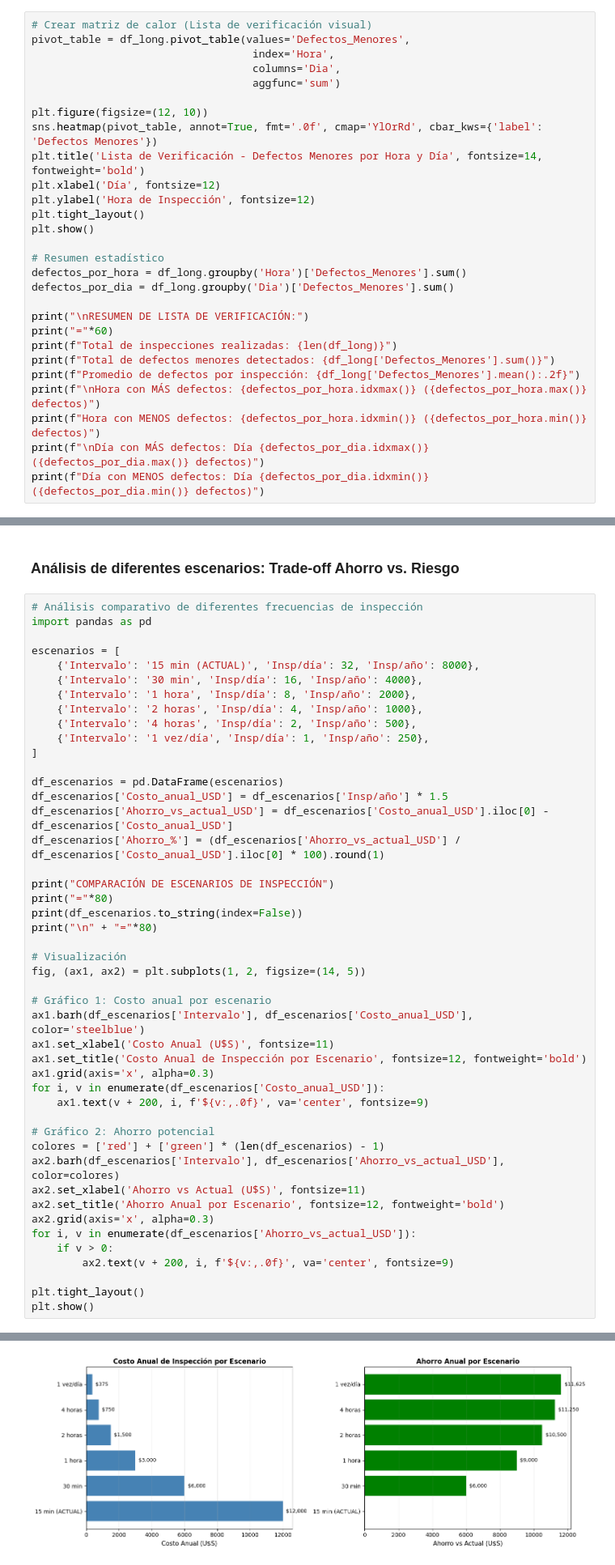
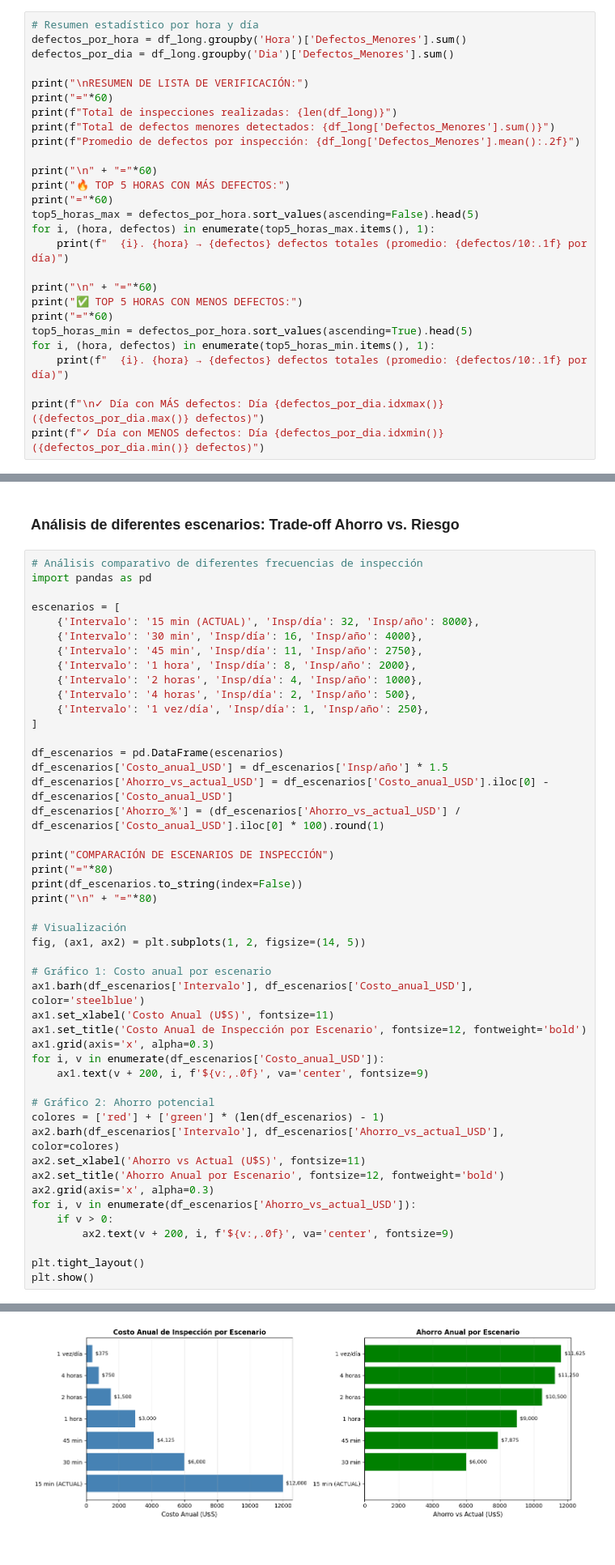
Before and after one commit to pitta1881/CalidadSistemas-Integrador, a Jupyter notebook: electricComponents/src/electricComponents.ipynb, the cells around one changed output, grey strips where cells are left out. Shown at 81% size. Saved outputs shown, nothing was run; the diff lists cells and outputs as text.

```diff
--- a/electricComponents/src/electricComponents.ipynb
+++ b/electricComponents/src/electricComponents.ipynb
@@ -174,21 +221,7 @@ Coeficiente de correlación: 0.0227
 ## 3. HERRAMIENTA: LISTA DE VERIFICACIÓN
 **Objetivo:** Visualizar patrones de defectos por hora y día.
 # %%
-# Crear matriz de calor (Lista de verificación visual)
-pivot_table = df_long.pivot_table(values='Defectos_Menores',
-                                   index='Hora',
-                                   columns='Dia',
-                                   aggfunc='sum')
-
-plt.figure(figsize=(12, 10))
-sns.heatmap(pivot_table, annot=True, fmt='.0f', cmap='YlOrRd', cbar_kws={'label': 'Defectos Menores'})
-plt.title('Lista de Verificación - Defectos Menores por Hora y Día', fontsize=14, fontweight='bold')
-plt.xlabel('Día', fontsize=12)
-plt.ylabel('Hora de Inspección', fontsize=12)
-plt.tight_layout()
-plt.show()
-
-# Resumen estadístico
+# Resumen estadístico por hora y día
 defectos_por_hora = df_long.groupby('Hora')['Defectos_Menores'].sum()
 defectos_por_dia = df_long.groupby('Dia')['Defectos_Menores'].sum()
 
@@ -197,8 +230,21 @@ print("="*60)
 print(f"Total de inspecciones realizadas: {len(df_long)}")
 print(f"Total de defectos menores detectados: {df_long['Defectos_Menores'].sum()}")
 print(f"Promedio de defectos por inspección: {df_long['Defectos_Menores'].mean():.2f}")
-print(f"\nHora con MÁS defectos: {defectos_por_hora.idxmax()} ({defectos_por_hora.max()} defectos)")
-print(f"Hora con MENOS defectos: {defectos_por_hora.idxmin()} ({defectos_por_hora.min()} defectos)")
-print(f"\nDía con MÁS defectos: Día {defectos_por_dia.idxmax()} ({defectos_por_dia.max()} defectos)")
-print(f"Día con MENOS defectos: Día {defectos_por_dia.idxmin()} ({defectos_por_dia.min()} defectos)")
+
+print("\n" + "="*60)
+print("🔥 TOP 5 HORAS CON MÁS DEFECTOS:")
+print("="*60)
+top5_horas_max = defectos_por_hora.sort_values(ascending=False).head(5)
+for i, (hora, defectos) in enumerate(top5_horas_max.items(), 1):
+    print(f"  {i}. {hora} → {defectos} defectos totales (promedio: {defectos/10:.1f} por día)")
+
+print("\n" + "="*60)
+print("✅ TOP 5 HORAS CON MENOS DEFECTOS:")
+print("="*60)
+top5_horas_min = defectos_por_hora.sort_values(ascending=True).head(5)
+for i, (hora, defectos) in enumerate(top5_horas_min.items(), 1):
+    print(f"  {i}. {hora} → {defectos} defectos totales (promedio: {defectos/10:.1f} por día)")
+
+print(f"\n✓ Día con MÁS defectos: Día {defectos_por_dia.idxmax()} ({defectos_por_dia.max()} defectos)")
+print(f"✓ Día con MENOS defectos: Día {defectos_por_dia.idxmin()} ({defectos_por_dia.min()} defectos)")
 # %% [output]
@@ -290,6 +341,7 @@ import pandas as pd
 escenarios = [
     {'Intervalo': '15 min (ACTUAL)', 'Insp/día': 32, 'Insp/año': 8000},
     {'Intervalo': '30 min', 'Insp/día': 16, 'Insp/año': 4000},
+    {'Intervalo': '45 min', 'Insp/día': 11, 'Insp/año': 2750},
     {'Intervalo': '1 hora', 'Insp/día': 8, 'Insp/año': 2000},
     {'Intervalo': '2 horas', 'Insp/día': 4, 'Insp/año': 1000},
     {'Intervalo': '4 horas', 'Insp/día': 2, 'Insp/año': 500},
@@ -338,10 +391,10 @@ COMPARACIÓN DE ESCENARIOS DE INSPECCIÓN
          1 hora         8      2000           3000.0                9000.0      75.0
         2 horas         4      1000           1500.0               10500.0      87.5
         4 horas         2       500            750.0               11250.0      93.8
       1 vez/día         1       250            375.0               11625.0      96.9
 
 ================================================================================
-[figure, old version]
+[figure, new version]
 # %% [markdown]
 ### ¿Por qué NO extender más allá de 30 minutos? Análisis de riesgos y limitaciones
 # %%
```
Also changed, not shown: parts of 8 cells of this notebook, 15 other files.
